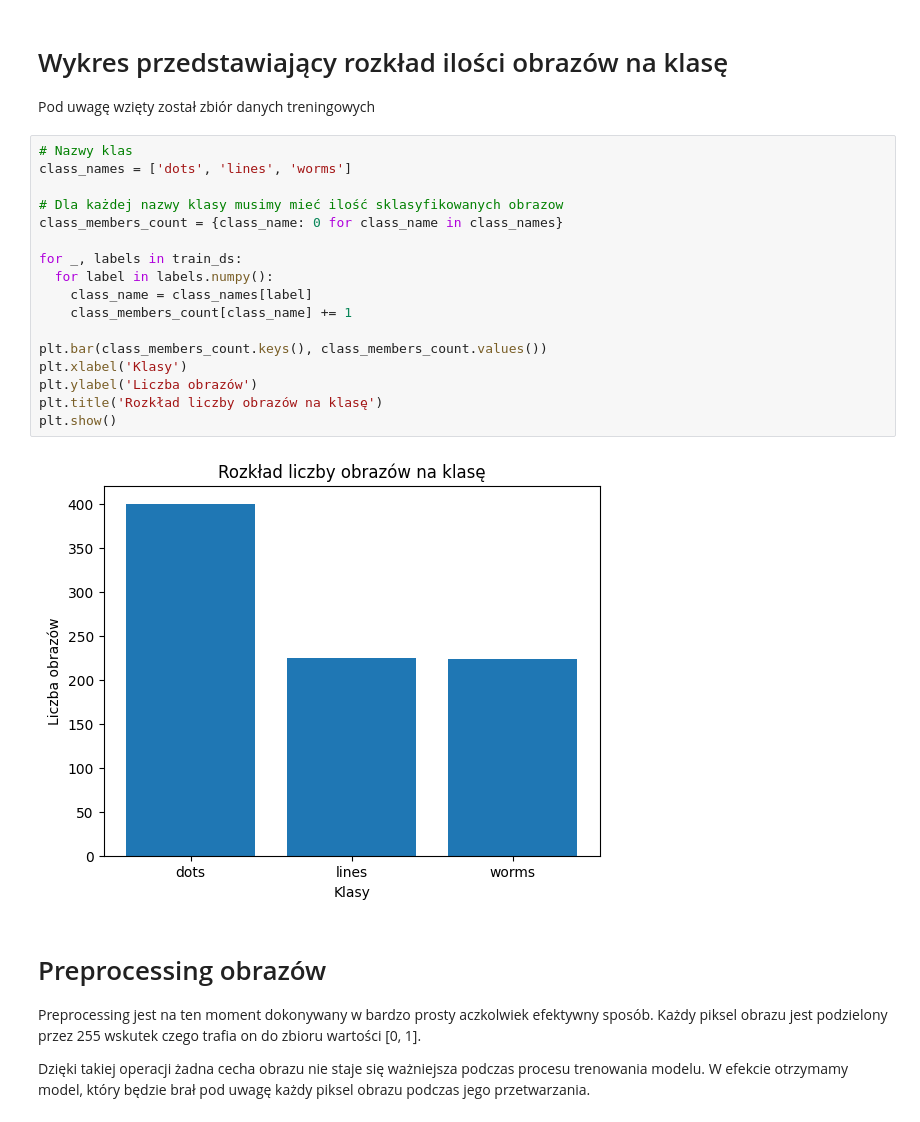
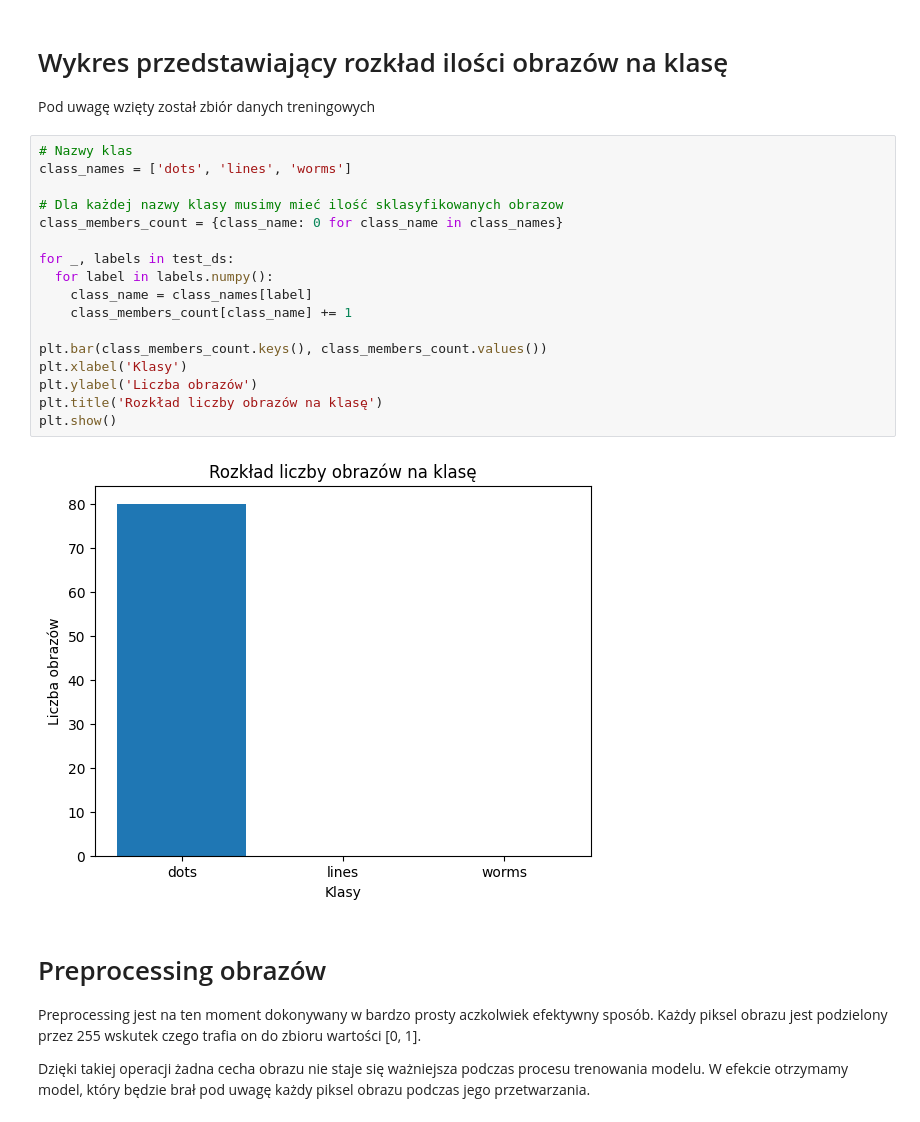
Before and after one commit to shizzeer/credo-classifier, a Jupyter notebook: credo_image_classifier.ipynb, the cells around one changed output. Saved outputs shown, nothing was run; the diff lists cells and outputs as text.

```diff
--- a/credo_image_classifier.ipynb
+++ b/credo_image_classifier.ipynb
@@ -102,22 +104,22 @@ Pod uwagę wzięty został zbiór danych treningowych
 # %%
 # Nazwy klas
 class_names = ['dots', 'lines', 'worms']
 
 # Dla każdej nazwy klasy musimy mieć ilość sklasyfikowanych obrazow
 class_members_count = {class_name: 0 for class_name in class_names}
 
-for _, labels in train_ds:
+for _, labels in test_ds:
   for label in labels.numpy():
     class_name = class_names[label]
     class_members_count[class_name] += 1
 
 plt.bar(class_members_count.keys(), class_members_count.values())
 plt.xlabel('Klasy')
 plt.ylabel('Liczba obrazów')
 plt.title('Rozkład liczby obrazów na klasę')
 plt.show()
 # %% [output]
-[figure, old version]
+[figure, new version]
 # %% [markdown]
 # Preprocessing obrazów
 
```
Also changed, not shown: parts of 9 cells of this notebook.
